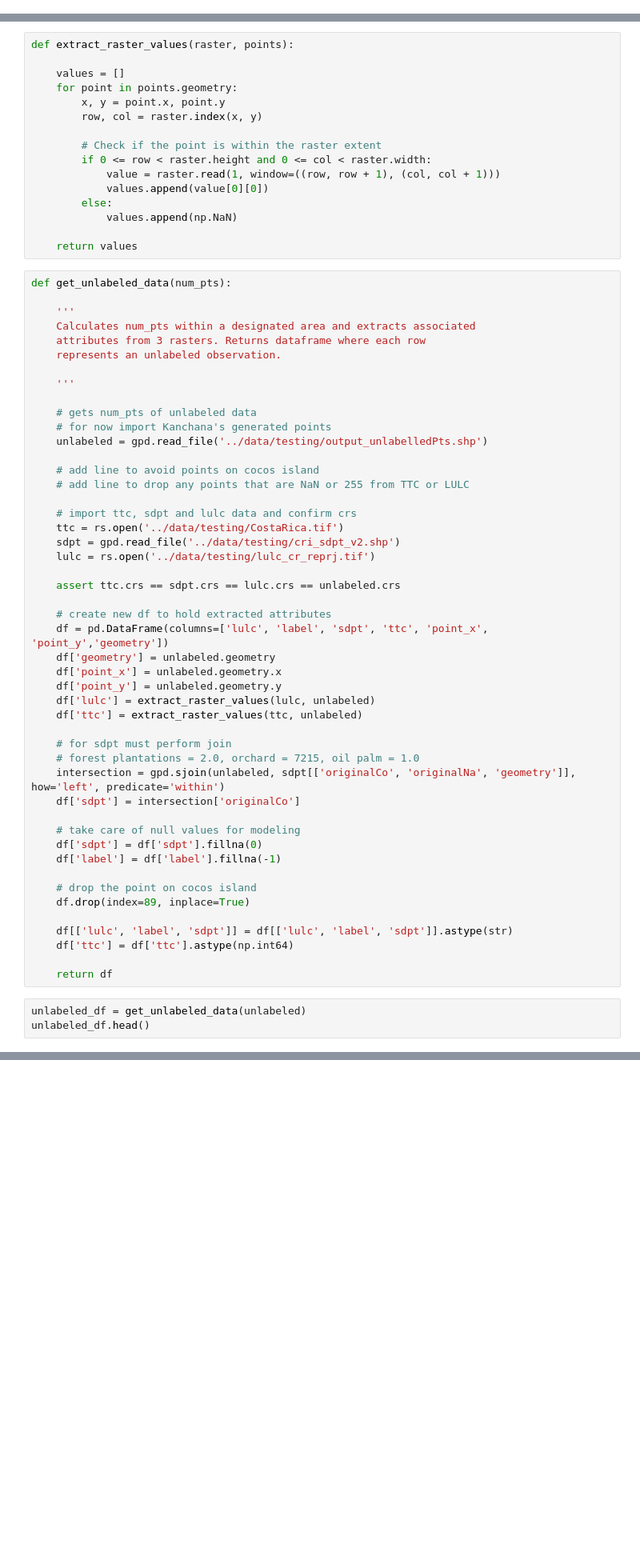
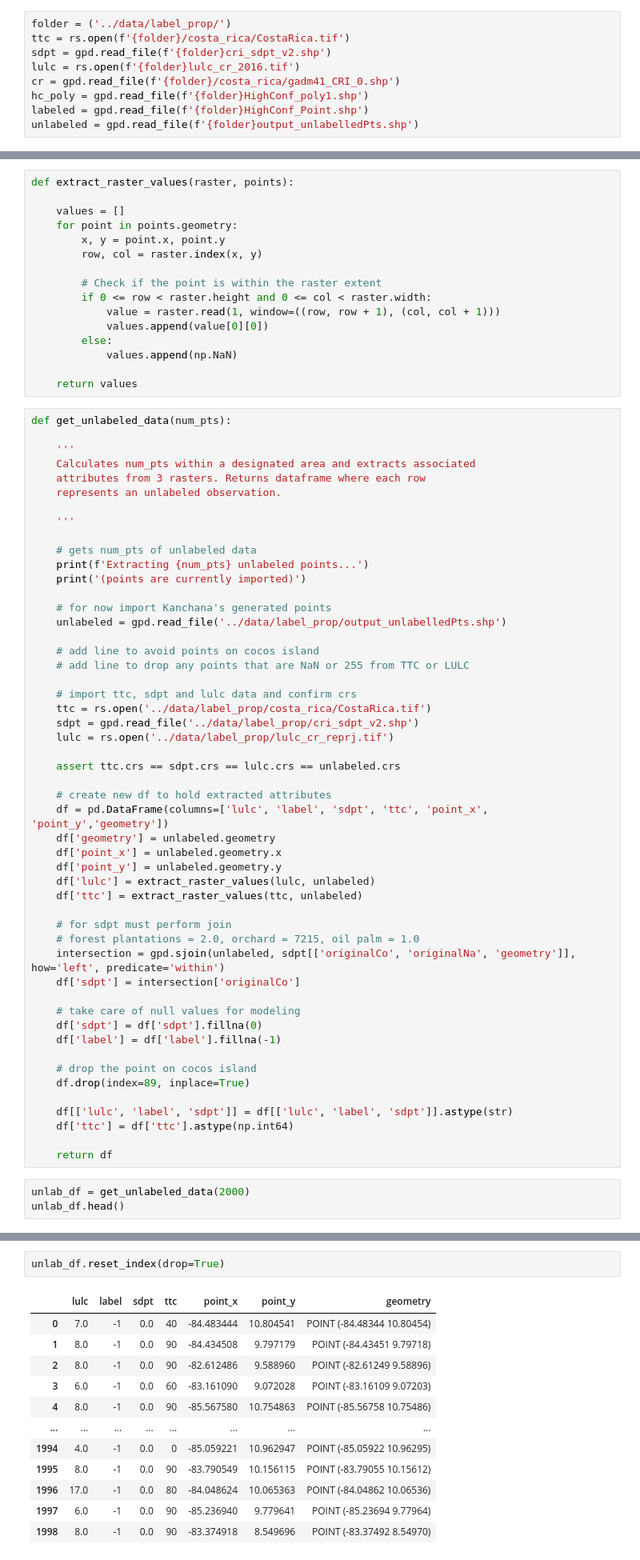
Before and after one commit to wri/plantation_classifier, a Jupyter notebook: notebooks/label_propagation.ipynb, the cells around one changed output, grey strips where cells are left out. Shown at 80% size. Saved outputs shown, nothing was run; the diff lists cells and outputs as text; blank space fills up the shorter version.

Commit message:
extract s1 and s2 points

```diff
--- a/notebooks/label_propagation.ipynb
+++ b/notebooks/label_propagation.ipynb
@@ -41,0 +157,9 @@ unlabeled = gpd.read_file('../data/testing/output_unlabelledPts.shp')
+# %%
+folder = ('../data/label_prop/')
+ttc = rs.open(f'{folder}/costa_rica/CostaRica.tif')
+sdpt = gpd.read_file(f'{folder}cri_sdpt_v2.shp')
+lulc = rs.open(f'{folder}lulc_cr_2016.tif')
+cr = gpd.read_file(f'{folder}/costa_rica/gadm41_CRI_0.shp')
+hc_poly = gpd.read_file(f'{folder}HighConf_poly1.shp')
+labeled = gpd.read_file(f'{folder}HighConf_Point.shp')
+unlabeled = gpd.read_file(f'{folder}output_unlabelledPts.shp')
@@ -131,16 +242,19 @@ def get_unlabeled_data(num_pts):
     '''
 
     # gets num_pts of unlabeled data
+    print(f'Extracting {num_pts} unlabeled points...')
+    print('(points are currently imported)')
+
     # for now import Kanchana's generated points
-    unlabeled = gpd.read_file('../data/testing/output_unlabelledPts.shp')
+    unlabeled = gpd.read_file('../data/label_prop/output_unlabelledPts.shp')
 
     # add line to avoid points on cocos island
     # add line to drop any points that are NaN or 255 from TTC or LULC
 
     # import ttc, sdpt and lulc data and confirm crs
-    ttc = rs.open('../data/testing/CostaRica.tif')
-    sdpt = gpd.read_file('../data/testing/cri_sdpt_v2.shp')
-    lulc = rs.open('../data/testing/lulc_cr_reprj.tif')
+    ttc = rs.open('../data/label_prop/costa_rica/CostaRica.tif')
+    sdpt = gpd.read_file('../data/label_prop/cri_sdpt_v2.shp')
+    lulc = rs.open('../data/label_prop/lulc_cr_reprj.tif')
 
     assert ttc.crs == sdpt.crs == lulc.crs == unlabeled.crs
 
@@ -169,6 +283,6 @@ def get_unlabeled_data(num_pts):
 
     return df
 # %%
-unlabeled_df = get_unlabeled_data(unlabeled)
-unlabeled_df.head()
+unlab_df = get_unlabeled_data(2000)
+unlab_df.head()
 # %% [output]
@@ -178,3 +294,18 @@ unlabeled_df.head()
 | 2 | 8.0 | -1 | 0.0 | 90 | -82.612486 | 9.588960 | POINT (-82.61249 9.58896) |
 | 3 | 6.0 | -1 | 0.0 | 60 | -83.161090 | 9.072028 | POINT (-83.16109 9.07203) |
 | 4 | 8.0 | -1 | 0.0 | 90 | -85.567580 | 10.754863 | POINT (-85.56758 10.75486) |
+# %%
+unlab_df.reset_index(drop=True)
+# %% [output]
+|  | lulc | label | sdpt | ttc | point_x | point_y | geometry |
+| 0 | 7.0 | -1 | 0.0 | 40 | -84.483444 | 10.804541 | POINT (-84.48344 10.80454) |
+| 1 | 8.0 | -1 | 0.0 | 90 | -84.434508 | 9.797179 | POINT (-84.43451 9.79718) |
+| 2 | 8.0 | -1 | 0.0 | 90 | -82.612486 | 9.588960 | POINT (-82.61249 9.58896) |
+| 3 | 6.0 | -1 | 0.0 | 60 | -83.161090 | 9.072028 | POINT (-83.16109 9.07203) |
+| 4 | 8.0 | -1 | 0.0 | 90 | -85.567580 | 10.754863 | POINT (-85.56758 10.75486) |
+| ... | ... | ... | ... | ... | ... | ... | ... |
+| 1994 | 4.0 | -1 | 0.0 | 0 | -85.059221 | 10.962947 | POINT (-85.05922 10.96295) |
+| 1995 | 8.0 | -1 | 0.0 | 90 | -83.790549 | 10.156115 | POINT (-83.79055 10.15612) |
+| 1996 | 17.0 | -1 | 0.0 | 80 | -84.048624 | 10.065363 | POINT (-84.04862 10.06536) |
+| 1997 | 6.0 | -1 | 0.0 | 90 | -85.236940 | 9.779641 | POINT (-85.23694 9.77964) |
+| 1998 | 8.0 | -1 | 0.0 | 90 | -83.374918 | 8.549696 | POINT (-83.37492 8.54970) |
```
Also changed, not shown: parts of 53 cells of this notebook.
